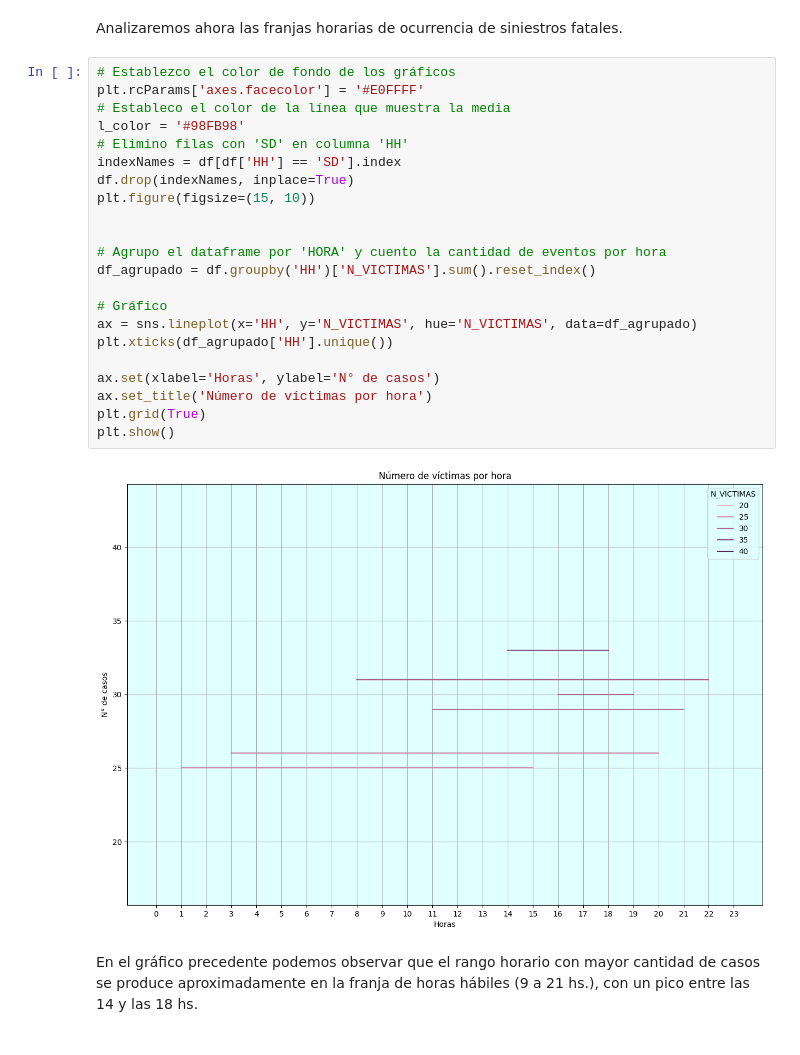
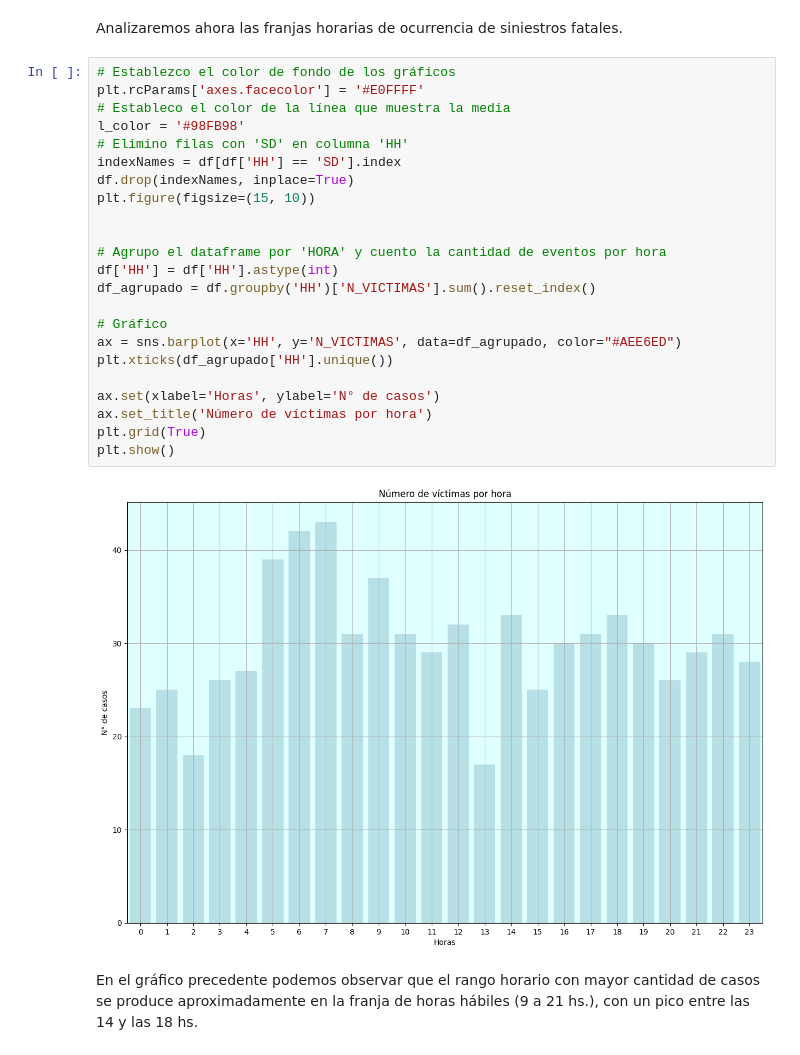
Before and after one commit to horaciomorazzo/PI2---Data-Analytics---Horacio-Morazzo, a Jupyter notebook: eda.ipynb, the cells around one changed output. Saved outputs shown, nothing was run; the diff lists cells and outputs as text.

```diff
--- a/eda.ipynb
+++ b/eda.ipynb
@@ -136,27 +136,28 @@ Analizaremos ahora las franjas horarias de ocurrencia de siniestros fatales.
 # %%
 # Establezco el color de fondo de los gráficos
 plt.rcParams['axes.facecolor'] = '#E0FFFF'
 # Estableco el color de la línea que muestra la media
 l_color = '#98FB98'
 # Elimino filas con 'SD' en columna 'HH'
 indexNames = df[df['HH'] == 'SD'].index
 df.drop(indexNames, inplace=True)
 plt.figure(figsize=(15, 10))
 
 
 # Agrupo el dataframe por 'HORA' y cuento la cantidad de eventos por hora
+df['HH'] = df['HH'].astype(int)
 df_agrupado = df.groupby('HH')['N_VICTIMAS'].sum().reset_index()
 
 # Gráfico
-ax = sns.lineplot(x='HH', y='N_VICTIMAS', hue='N_VICTIMAS', data=df_agrupado)
+ax = sns.barplot(x='HH', y='N_VICTIMAS', data=df_agrupado, color="#AEE6ED")
 plt.xticks(df_agrupado['HH'].unique())
 
 ax.set(xlabel='Horas', ylabel='N° de casos')
 ax.set_title('Número de víctimas por hora')
 plt.grid(True)
 plt.show()
 # %% [output]
-[figure, old version]
+[figure, new version]
 # %% [markdown]
 En el gráfico precedente podemos observar que el rango horario con mayor cantidad de casos se produce aproximadamente en la franja de horas hábiles (9 a 21 hs.), con un pico entre las 14 y las 18 hs.
 # %% [markdown]
```
Also changed, not shown: 3 other files.
